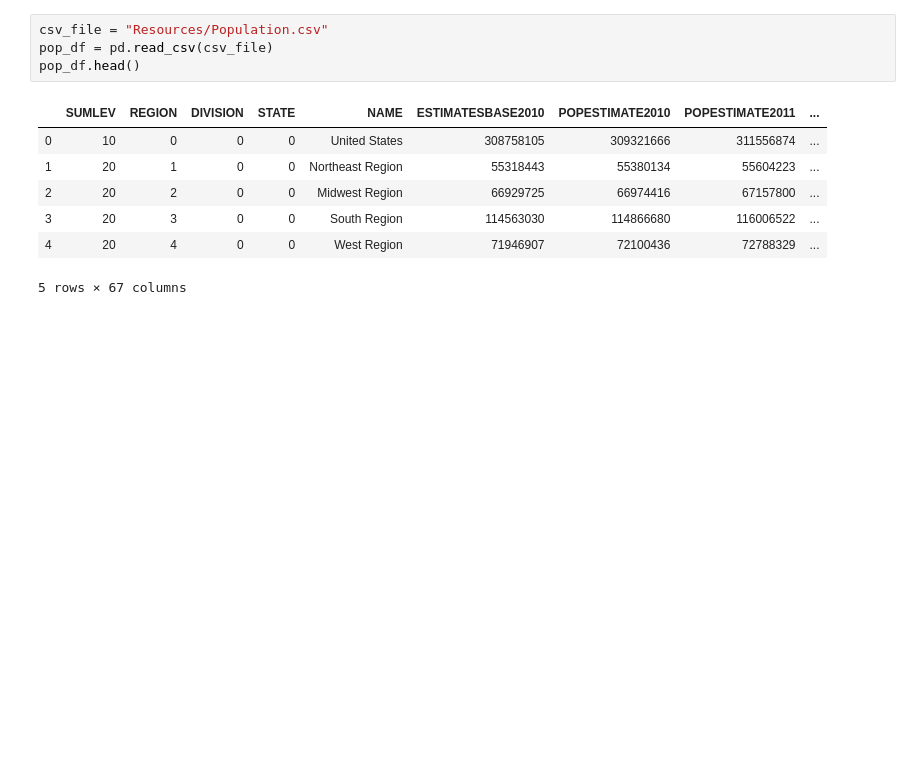
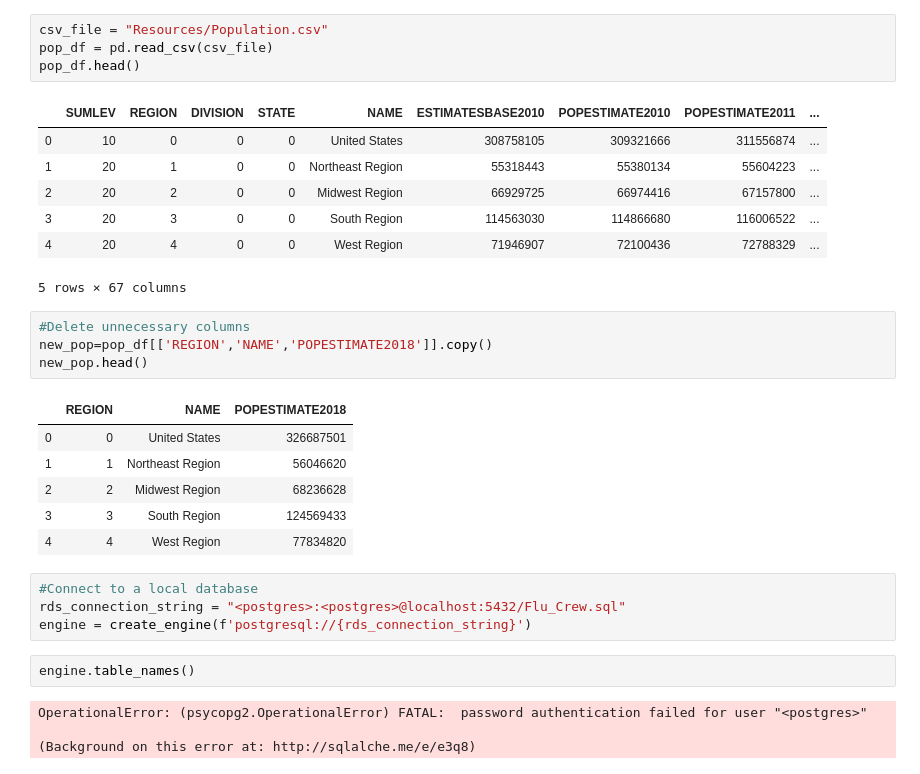
Before and after one commit to chtho3/ETL-Project, a Jupyter notebook: flu_crew.ipynb, the cells around one changed output. Drawn from its saved outputs; the diff is of its cells as text; blank space fills up the shorter version.

```diff
--- a/flu_crew.ipynb
+++ b/flu_crew.ipynb
@@ -26,3 +26,24 @@ pop_df.head()
 | 3 | 20 | 3 | 0 | 0 | South Region | 114563030 | 114866680 | 116006522 | ... |
 | 4 | 20 | 4 | 0 | 0 | West Region | 71946907 | 72100436 | 72788329 | ... |
 5 rows × 67 columns
+# %%
+#Delete unnecessary columns
+new_pop=pop_df[['REGION','NAME','POPESTIMATE2018']].copy()
+new_pop.head()
+# %% [output]
+|  | REGION | NAME | POPESTIMATE2018 |
+| 0 | 0 | United States | 326687501 |
+| 1 | 1 | Northeast Region | 56046620 |
+| 2 | 2 | Midwest Region | 68236628 |
+| 3 | 3 | South Region | 124569433 |
+| 4 | 4 | West Region | 77834820 |
+# %%
+#Connect to a local database
+rds_connection_string = "<postgres>:<postgres>@localhost:5432/Flu_Crew.sql"
+engine = create_engine(f'postgresql://{rds_connection_string}')
+# %%
+engine.table_names()
+# %% [output]
+OperationalError: (psycopg2.OperationalError) FATAL:  password authentication failed for user "<postgres>"
+
+(Background on this error at: http://sqlalche.me/e/e3q8)
```
